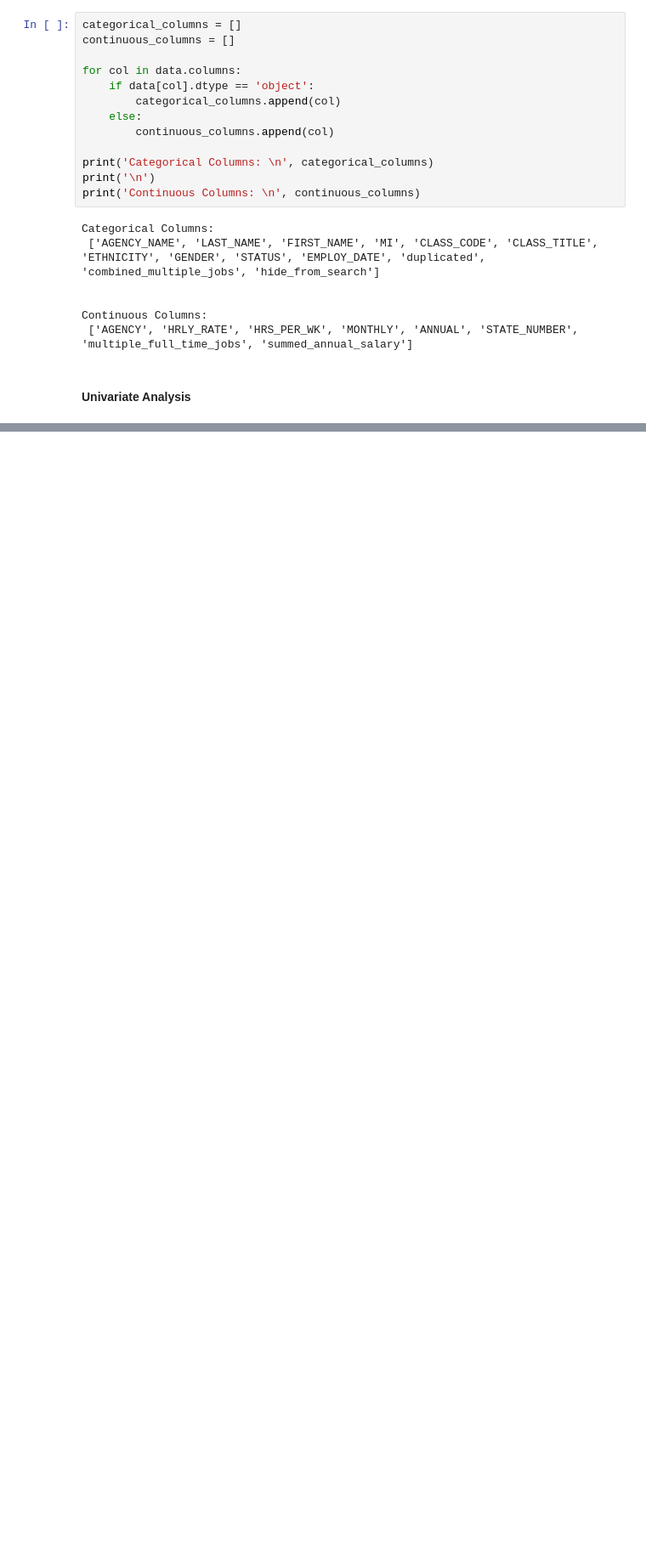
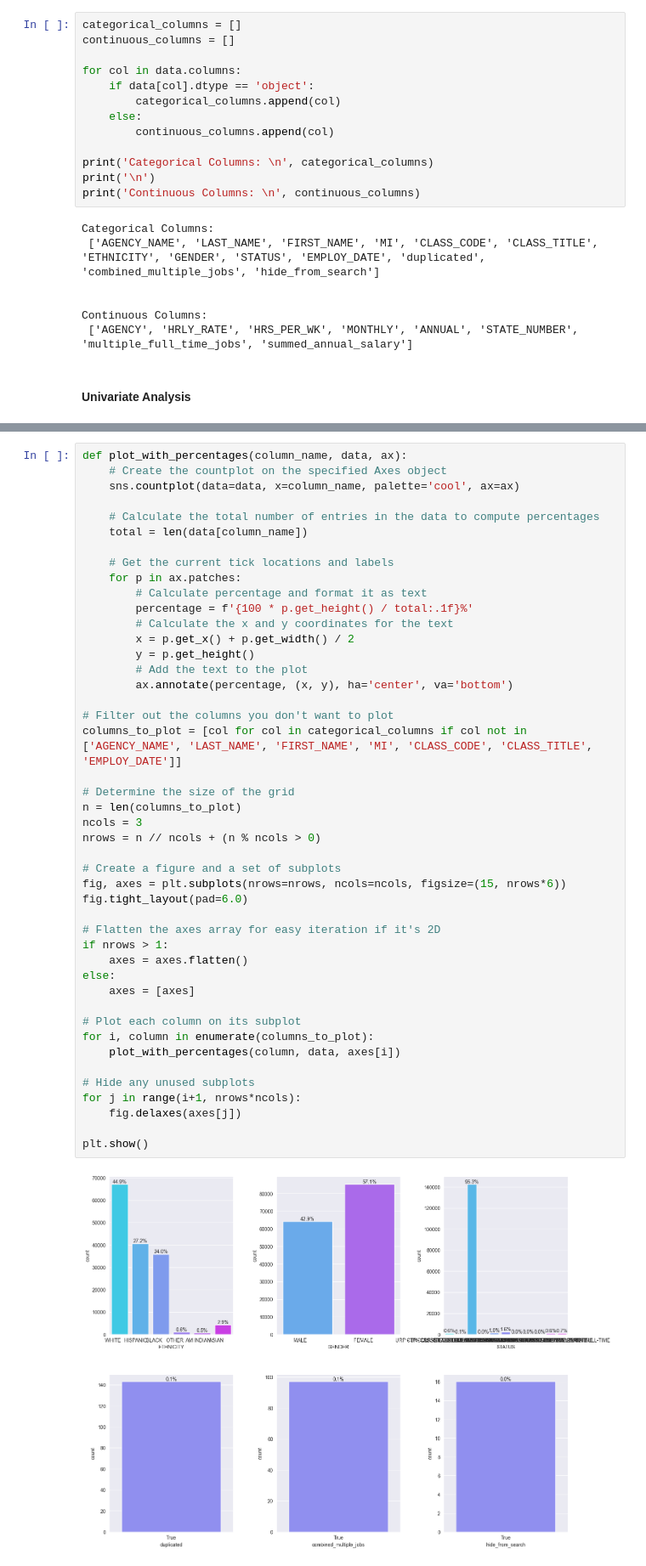
Before and after one commit to vishnu2646/Datamites-Projects, a Jupyter notebook: Texas salary prediction/project.ipynb, the cells around one changed output, grey strips where cells are left out. Shown at 85% size. Drawn from its saved outputs; the diff is of its cells as text; blank space fills up the shorter version.

```diff
--- a/Texas salary prediction/project.ipynb
+++ b/Texas salary prediction/project.ipynb
@@ -406,0 +454,47 @@ Continuous Columns:
+# %%
+def plot_with_percentages(column_name, data, ax):
+    # Create the countplot on the specified Axes object
+    sns.countplot(data=data, x=column_name, palette='cool', ax=ax)
+
+    # Calculate the total number of entries in the data to compute percentages
+    total = len(data[column_name])
+
+    # Get the current tick locations and labels
+    for p in ax.patches:
+        # Calculate percentage and format it as text
+        percentage = f'{100 * p.get_height() / total:.1f}%'
+        # Calculate the x and y coordinates for the text
+        x = p.get_x() + p.get_width() / 2
+        y = p.get_height()
+        # Add the text to the plot
+        ax.annotate(percentage, (x, y), ha='center', va='bottom')
+
+# Filter out the columns you don't want to plot
+columns_to_plot = [col for col in categorical_columns if col not in ['AGENCY_NAME', 'LAST_NAME', 'FIRST_NAME', 'MI', 'CLASS_CODE', 'CLASS_TITLE', 'EMPLOY_DATE']]
+
+# Determine the size of the grid
+n = len(columns_to_plot)
+ncols = 3
+nrows = n // ncols + (n % ncols > 0)
+
+# Create a figure and a set of subplots
+fig, axes = plt.subplots(nrows=nrows, ncols=ncols, figsize=(15, nrows*6))
+fig.tight_layout(pad=6.0)
+
+# Flatten the axes array for easy iteration if it's 2D
+if nrows > 1:
+    axes = axes.flatten()
+else:
+    axes = [axes]
+
+# Plot each column on its subplot
+for i, column in enumerate(columns_to_plot):
+    plot_with_percentages(column, data, axes[i])
+
+# Hide any unused subplots
+for j in range(i+1, nrows*ncols):
+    fig.delaxes(axes[j])
+
+plt.show()
+# %% [output]
+[figure, added]
```
Also changed, not shown: parts of 6 cells of this notebook.
